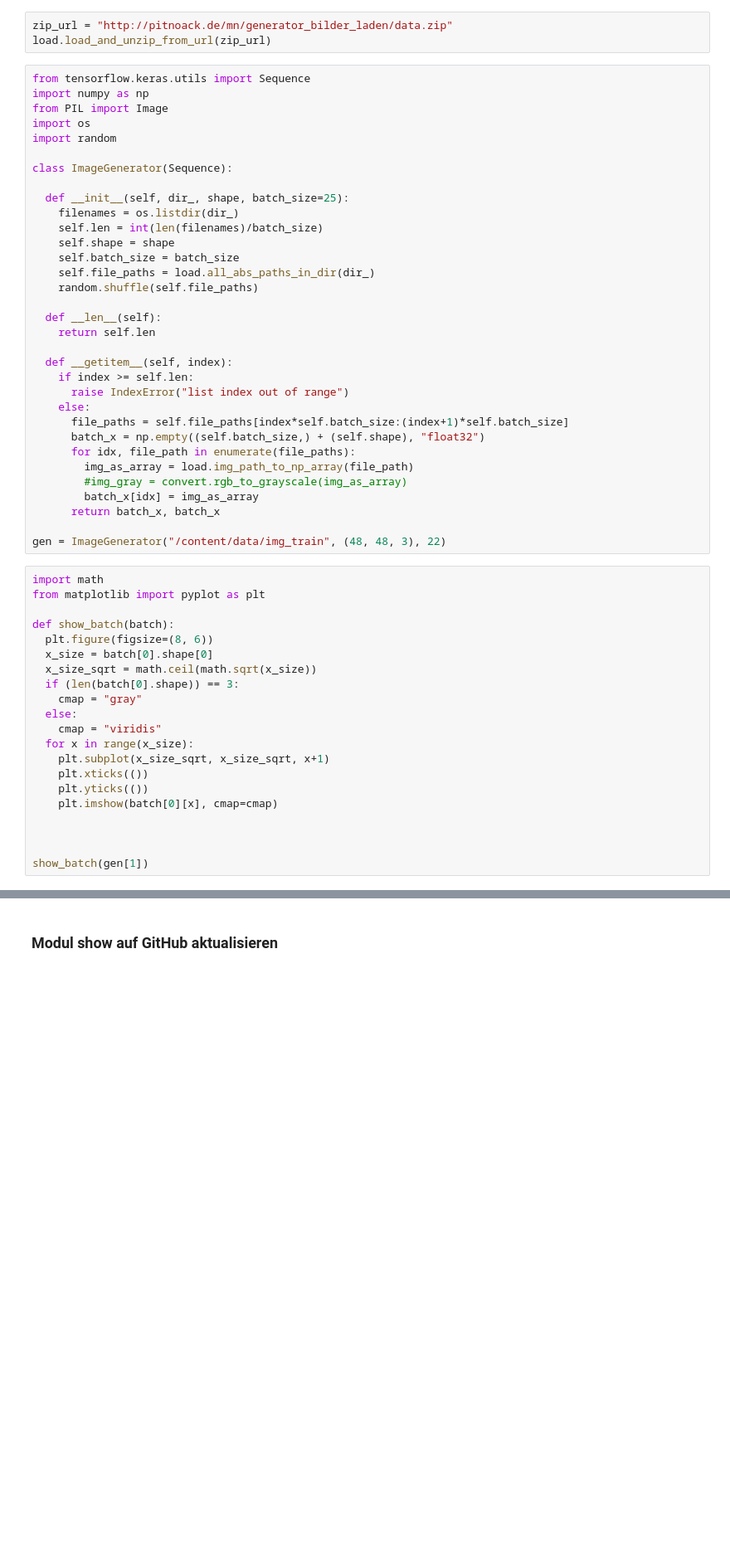
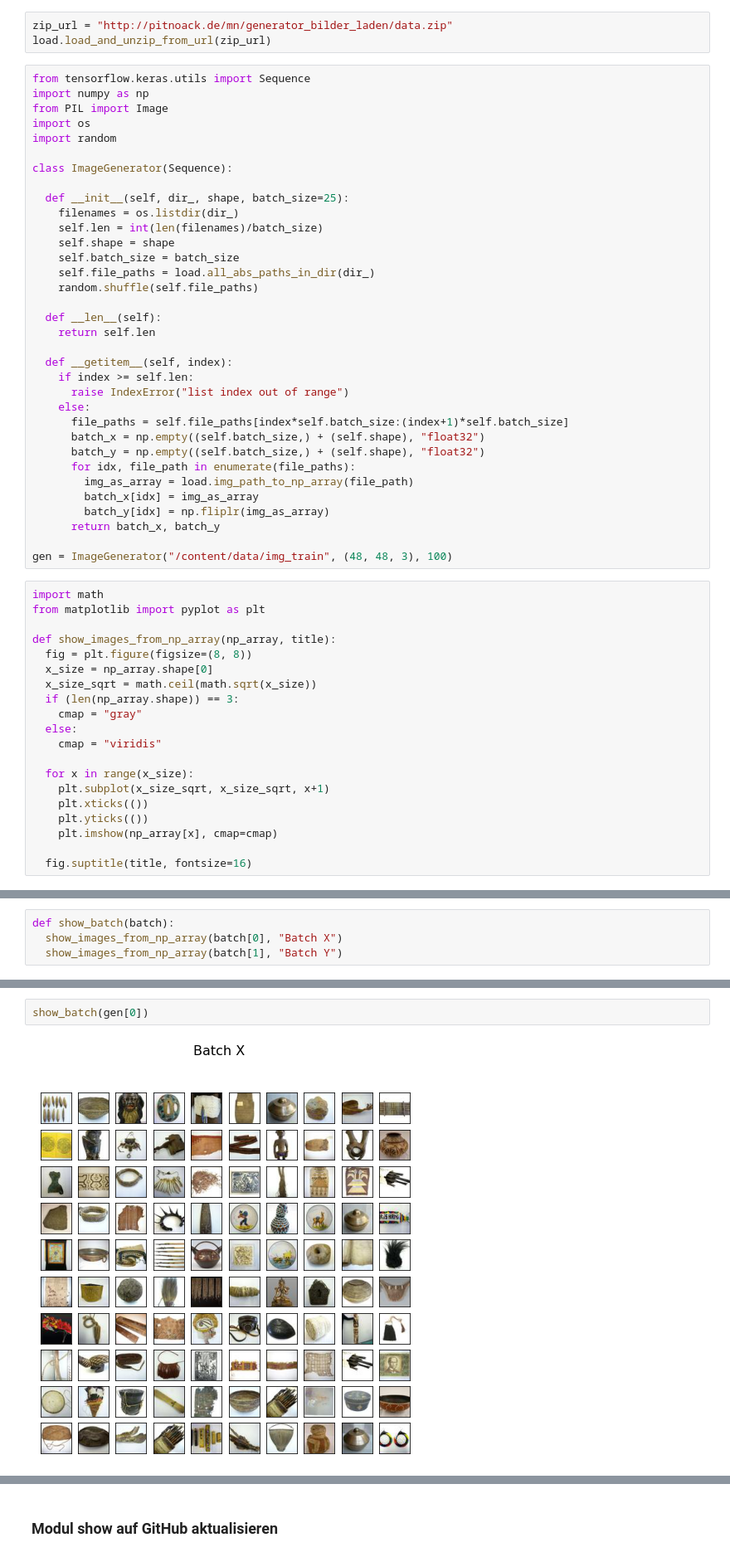
Before and after one commit to MaschinenNah/ml_utils_develop_and_test, a Jupyter notebook: ml_utils_show_develop_and_test.ipynb, the cells around one changed output, grey strips where cells are left out. Shown at 83% size. Drawn from its saved outputs; the diff is of its cells as text; blank space fills up the shorter version.

```diff
--- a/ml_utils_show_develop_and_test.ipynb
+++ b/ml_utils_show_develop_and_test.ipynb
@@ -43,31 +43,31 @@ class ImageGenerator(Sequence):
     else:
       file_paths = self.file_paths[index*self.batch_size:(index+1)*self.batch_size]
       batch_x = np.empty((self.batch_size,) + (self.shape), "float32")
+      batch_y = np.empty((self.batch_size,) + (self.shape), "float32")
       for idx, file_path in enumerate(file_paths):
         img_as_array = load.img_path_to_np_array(file_path)
-        #img_gray = convert.rgb_to_grayscale(img_as_array)
         batch_x[idx] = img_as_array
-      return batch_x, batch_x
+        batch_y[idx] = np.fliplr(img_as_array)
+      return batch_x, batch_y
 
-gen = ImageGenerator("/content/data/img_train", (48, 48, 3), 22)
+gen = ImageGenerator("/content/data/img_train", (48, 48, 3), 100)
 # %%
 import math
 from matplotlib import pyplot as plt
 
-def show_batch(batch):
-  plt.figure(figsize=(8, 6))
-  x_size = batch[0].shape[0]
+def show_images_from_np_array(np_array, title):
+  fig = plt.figure(figsize=(8, 8))
+  x_size = np_array.shape[0]
   x_size_sqrt = math.ceil(math.sqrt(x_size))
-  if (len(batch[0].shape)) == 3:
+  if (len(np_array.shape)) == 3:
     cmap = "gray"
   else:
     cmap = "viridis"
+
   for x in range(x_size):
     plt.subplot(x_size_sqrt, x_size_sqrt, x+1)
     plt.xticks(())
     plt.yticks(())
-    plt.imshow(batch[0][x], cmap=cmap)
+    plt.imshow(np_array[x], cmap=cmap)
 
-
-
-show_batch(gen[1])
+  fig.suptitle(title, fontsize=16)
@@ -85,0 +74,4 @@ Text(0.5, 0.5, 'hallo')
+# %%
+def show_batch(batch):
+  show_images_from_np_array(batch[0], "Batch X")
+  show_images_from_np_array(batch[1], "Batch Y")
@@ -85,0 +85,4 @@ Text(0.5, 0.5, 'hallo')
+# %%
+show_batch(gen[0])
+# %% [output]
+[figure, added]
```
Also changed, not shown: parts of 5 cells of this notebook.
